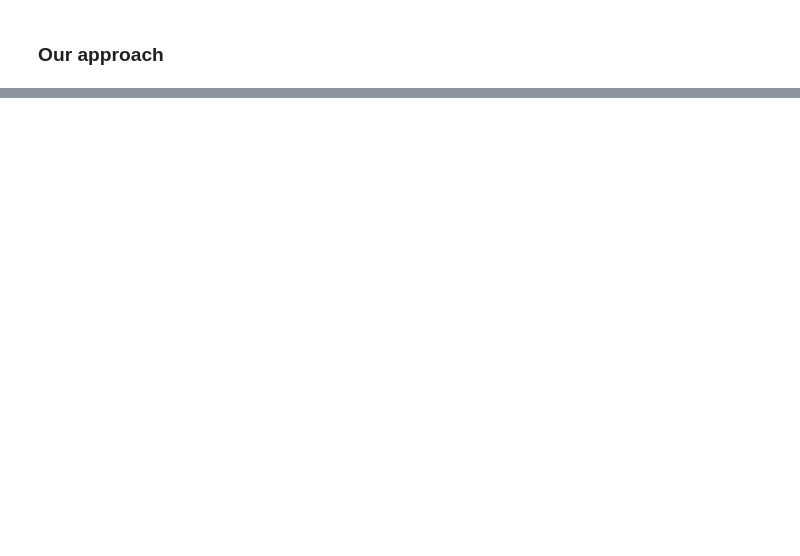
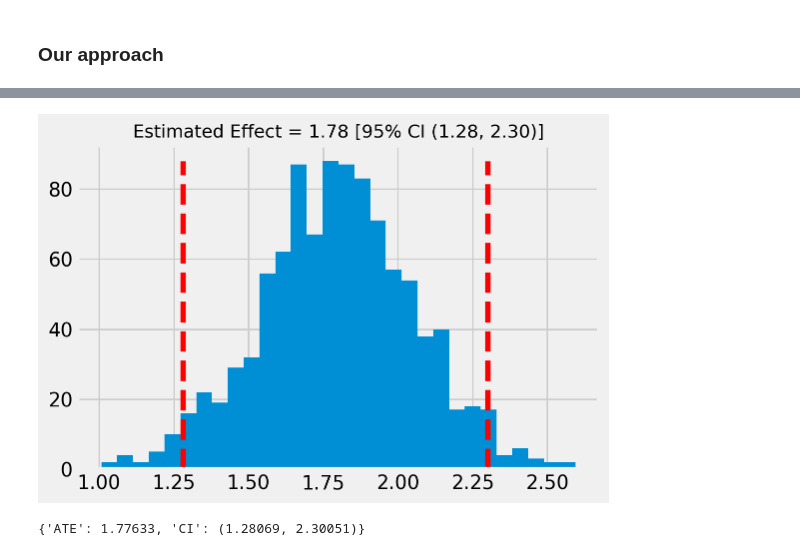
Before and after one commit to gfluz94/causal-inference, a Jupyter notebook: examples/05. ATE with Doubly Robust Estimator.ipynb, the cells around one changed output, grey strips where cells are left out. Drawn from its saved outputs; the diff is of its cells as text; code cells hidden in the pictures; blank space fills up the shorter version.

```diff
--- a/examples/05. ATE with Doubly Robust Estimator.ipynb
+++ b/examples/05. ATE with Doubly Robust Estimator.ipynb
@@ -255,2 +257,5 @@ print(f"({lower:.2f}, {upper:.2f})")
 # %%
-# m.estimate_ate(plot_result=True)
+m.estimate_ate(plot_result=True)
+# %% [output]
+[figure, added]
+{'ATE': 1.77633, 'CI': (1.28069, 2.30051)}
```
Also changed, not shown: parts of 4 cells of this notebook.
